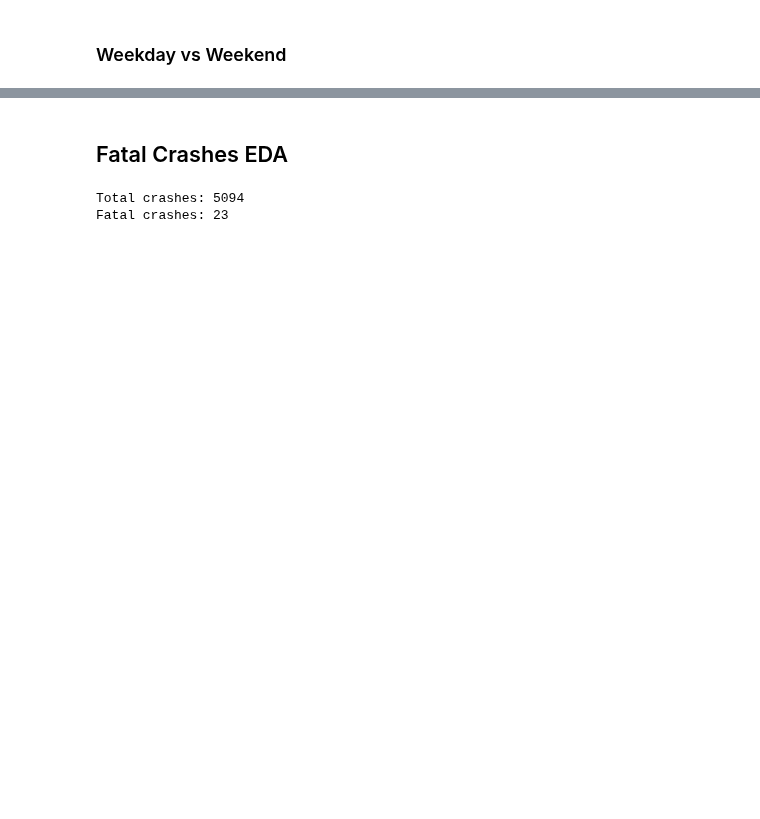
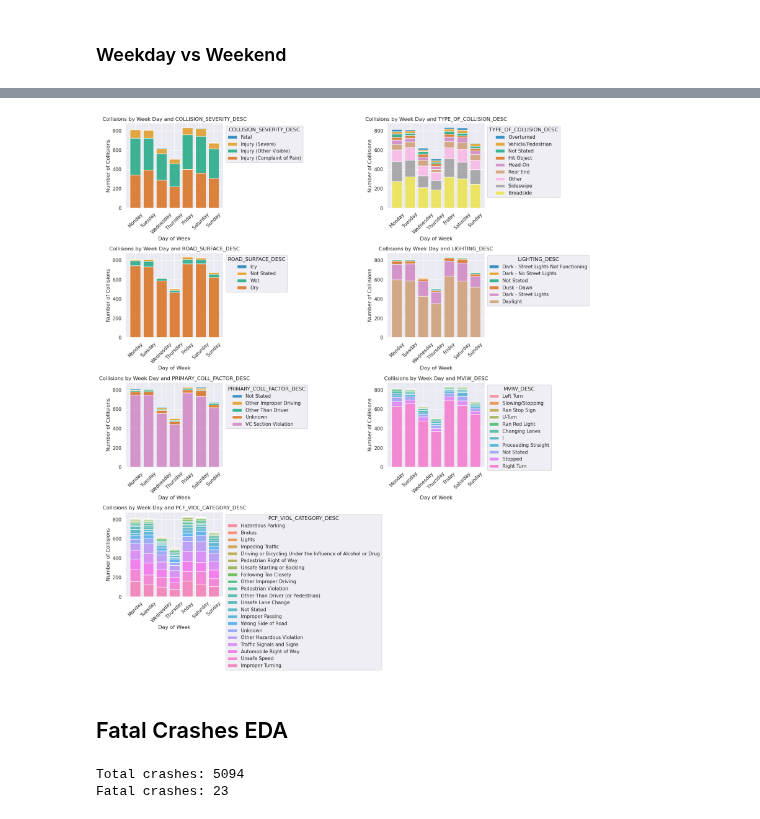
Before and after one commit to UCB-stat-159-f25/final-group07, a Jupyter notebook: data_exploration.ipynb, the cells around one changed output, grey strips where cells are left out. Cells and saved outputs as stored; diff of their text form; code cells hidden in the pictures; blank space fills up the shorter version.

```diff
--- a/data_exploration.ipynb
+++ b/data_exploration.ipynb
@@ -158,0 +185,47 @@ crashes.head()
+# %%
+hue_columns = [
+    'COLLISION_SEVERITY_DESC',
+    'TYPE_OF_COLLISION_DESC',
+    'ROAD_SURFACE_DESC',
+    'LIGHTING_DESC',
+    'PRIMARY_COLL_FACTOR_DESC',
+    'MVIW_DESC',
+    'PCF_VIOL_CATEGORY_DESC'
+]
+
+
+day_order = ['Monday', 'Tuesday', 'Wednesday', 'Thursday', 'Friday', 'Saturday', 'Sunday']
+fig, axes = plt.subplots(nrows=4, ncols=2, figsize=(16, 18))
+axes = axes.flatten() #list of 6 axes to help w for loop
+
+for i, col in enumerate(hue_columns):
+    ax = axes[i]
+
+
+    order_by_count = crashes[col].value_counts(ascending=True).index
+
+    sns.histplot(
+        data=crashes,
+        x="DAY_OF_WEEK_DESC",
+        hue=col,
+        multiple="stack",
+        # keep small vals at top
+        hue_order=order_by_count,
+        shrink=0.8,
+        ax=ax
+    )
+    ax.set_title(f'Collisions by Week Day and {col}')
+    ax.set_xlabel('Day of Week')
+    ax.set_ylabel('Number of Collisions')
+    ax.tick_params(axis='x', rotation=45)
+    ax.set_xticks(range(len(day_order)))
+    ax.set_xticklabels(day_order)
+    sns.move_legend(ax, "upper left", bbox_to_anchor=(1, 1))
+
+# remove empty subplot (8th)
+fig.delaxes(axes[7])
+#.xticks(rotation=45)
+plt.tight_layout()
+plt.show()
+# %% [output]
+[figure, added]
```
Also changed, not shown: parts of 14 cells of this notebook.
